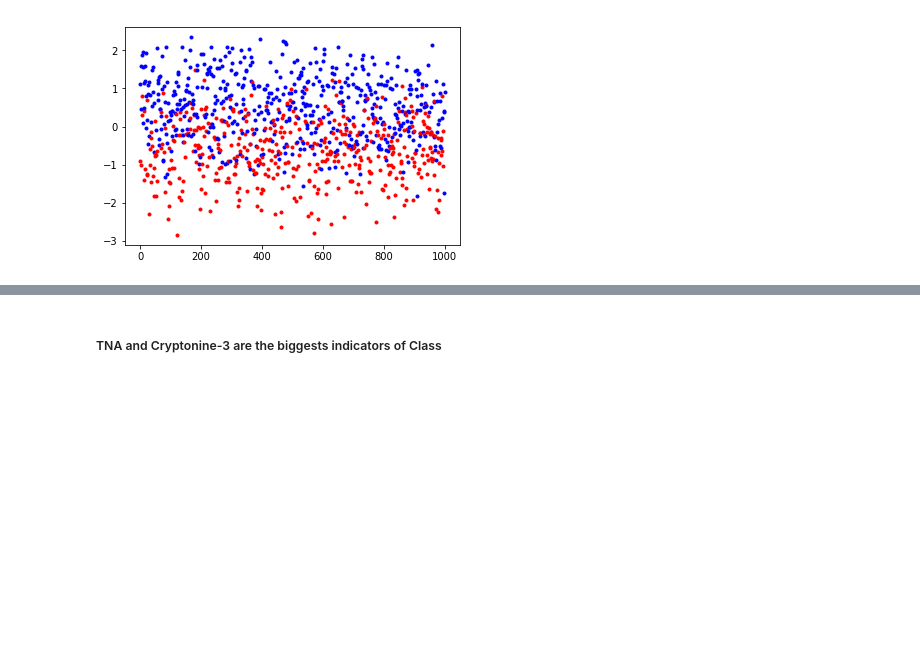
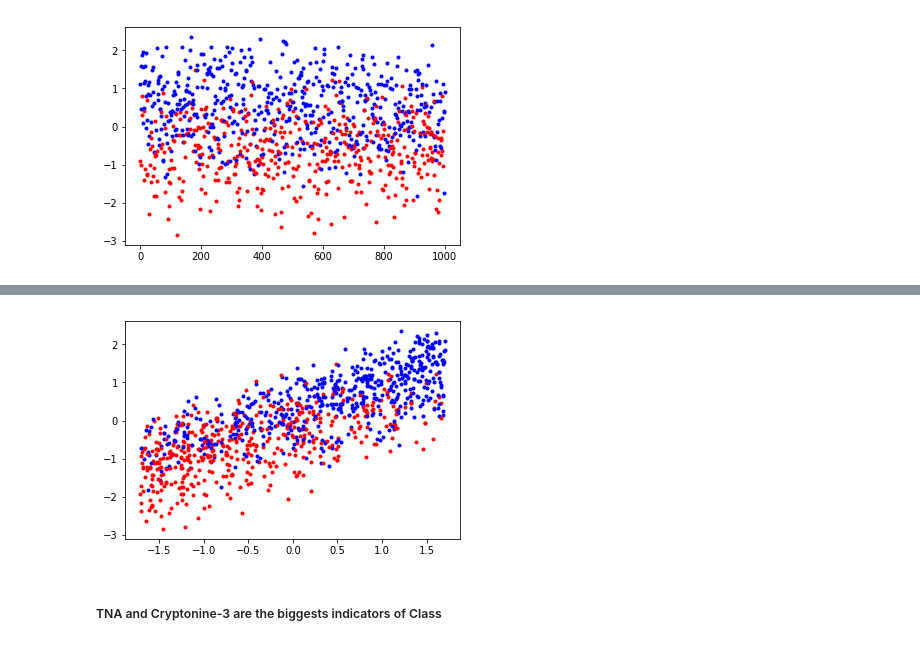
Before and after one commit to danielleos/UKSA, a Jupyter notebook: predictClass.ipynb, the cells around one changed output, grey strips where cells are left out. Saved outputs shown, nothing was run; the diff lists cells and outputs as text; code cells hidden in the pictures; blank space fills up the shorter version.

```diff
--- a/predictClass.ipynb
+++ b/predictClass.ipynb
@@ -158,3 +123,15 @@ for i in range(0,len(scaleTest)):
+# %%
+#plt.plot(scaleTest['TNA'],scaleTest['Cryptonine-3'])
+df = scaleTest.as_matrix()
+for i in range(0,len(scaleTest)):
+    if (df[i][13] < 0):
+        #red - class 0
+        plt.plot(df[i][3], df[i][0], 'r.')
+    else:
+        #blue - class 1
+        plt.plot(df[i][3], df[i][0], 'b.')
+# %% [output]
+[figure, added]
 # %% [markdown]
 ##### TNA and Cryptonine-3 are the biggests indicators of Class
 # %%
```
Also changed, not shown: parts of 9 cells of this notebook.
